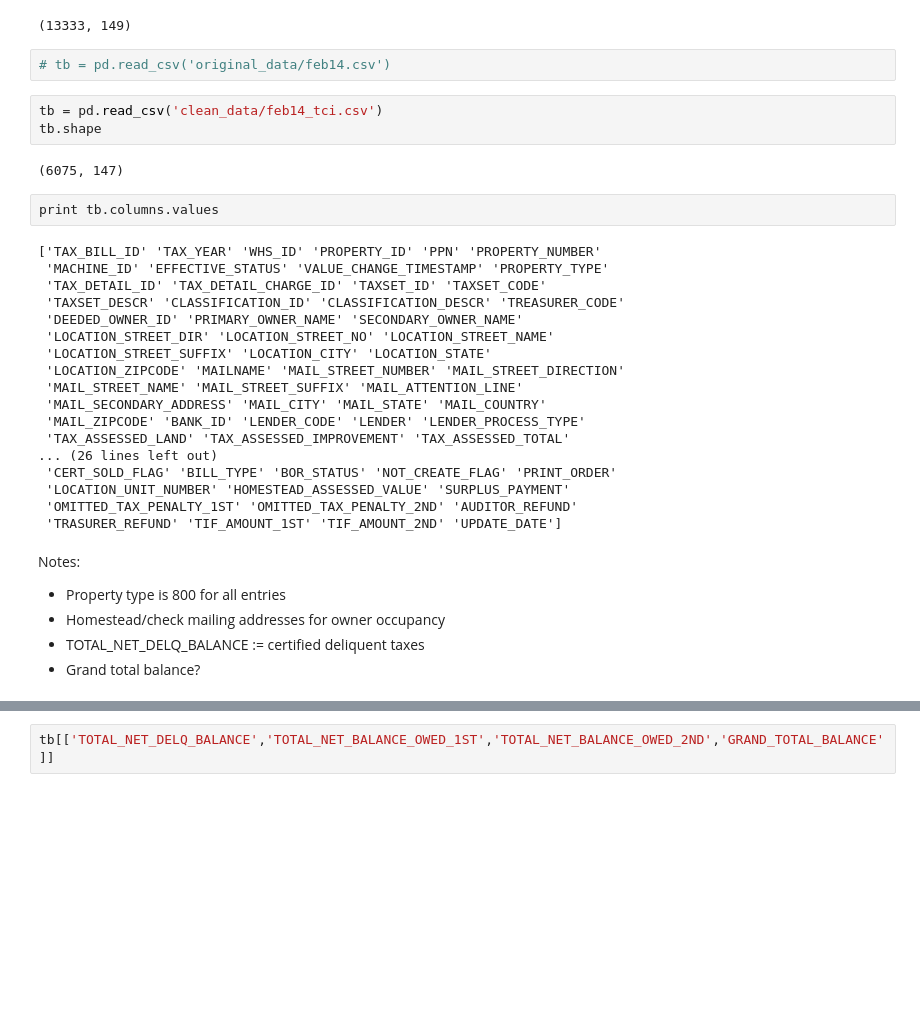
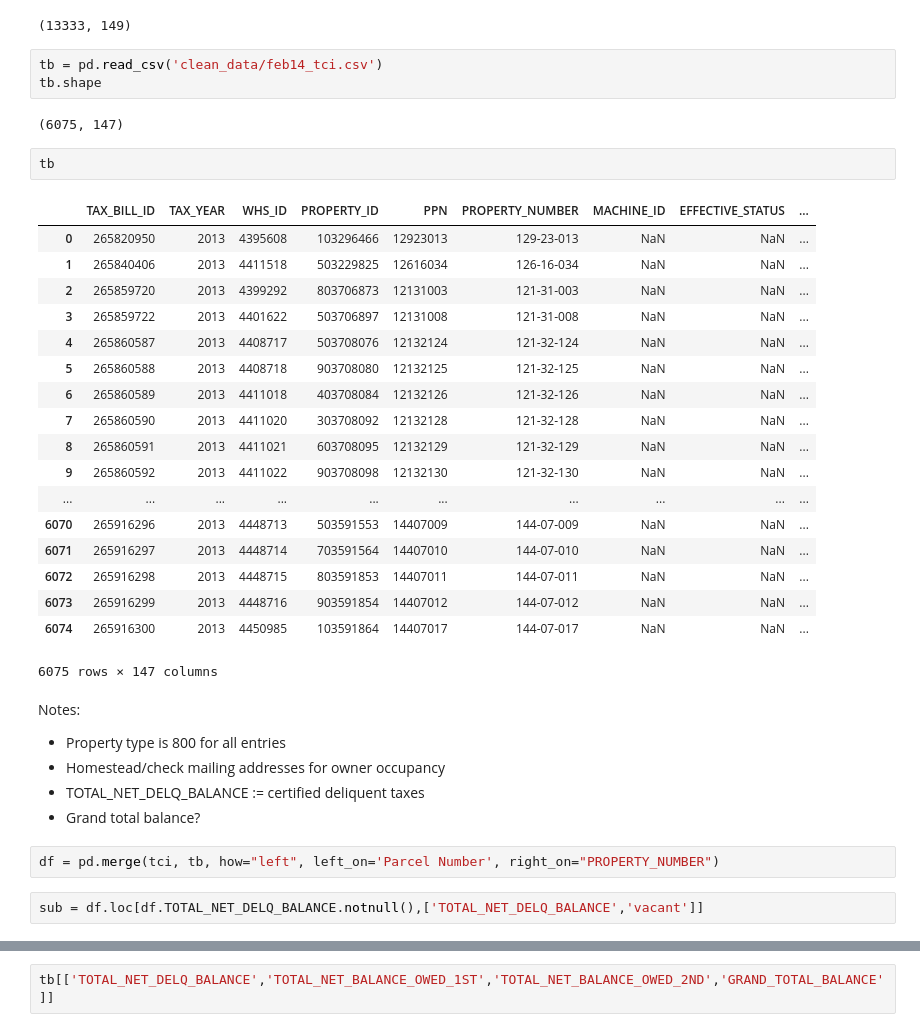
Before and after one commit to PovertyCenterCLE/vacancy_predictor, a Jupyter notebook: 1. Generate data.ipynb, the cells around one changed output, grey strips where cells are left out. Saved outputs shown, nothing was run; the diff lists cells and outputs as text; blank space fills up the shorter version.

```diff
--- a/1. Generate data.ipynb
+++ b/1. Generate data.ipynb
@@ -74,36 +137,39 @@ temp = pd.read_csv('clean_data/aug13_tci.csv')
 temp.shape
 # %% [output]
 (13333, 149)
-# %%
-# tb = pd.read_csv('original_data/feb14.csv')
 # %%
 tb = pd.read_csv('clean_data/feb14_tci.csv')
 tb.shape
 # %% [output]
 (6075, 147)
-# %%
-print tb.columns.values
-# %% [output]
-['TAX_BILL_ID' 'TAX_YEAR' 'WHS_ID' 'PROPERTY_ID' 'PPN' 'PROPERTY_NUMBER'
- 'MACHINE_ID' 'EFFECTIVE_STATUS' 'VALUE_CHANGE_TIMESTAMP' 'PROPERTY_TYPE'
- 'TAX_DETAIL_ID' 'TAX_DETAIL_CHARGE_ID' 'TAXSET_ID' 'TAXSET_CODE'
- 'TAXSET_DESCR' 'CLASSIFICATION_ID' 'CLASSIFICATION_DESCR' 'TREASURER_CODE'
- 'DEEDED_OWNER_ID' 'PRIMARY_OWNER_NAME' 'SECONDARY_OWNER_NAME'
- 'LOCATION_STREET_DIR' 'LOCATION_STREET_NO' 'LOCATION_STREET_NAME'
- 'LOCATION_STREET_SUFFIX' 'LOCATION_CITY' 'LOCATION_STATE'
- 'LOCATION_ZIPCODE' 'MAILNAME' 'MAIL_STREET_NUMBER' 'MAIL_STREET_DIRECTION'
- 'MAIL_STREET_NAME' 'MAIL_STREET_SUFFIX' 'MAIL_ATTENTION_LINE'
- 'MAIL_SECONDARY_ADDRESS' 'MAIL_CITY' 'MAIL_STATE' 'MAIL_COUNTRY'
- 'MAIL_ZIPCODE' 'BANK_ID' 'LENDER_CODE' 'LENDER' 'LENDER_PROCESS_TYPE'
- 'TAX_ASSESSED_LAND' 'TAX_ASSESSED_IMPROVEMENT' 'TAX_ASSESSED_TOTAL'
-... (26 lines left out)
- 'CERT_SOLD_FLAG' 'BILL_TYPE' 'BOR_STATUS' 'NOT_CREATE_FLAG' 'PRINT_ORDER'
- 'LOCATION_UNIT_NUMBER' 'HOMESTEAD_ASSESSED_VALUE' 'SURPLUS_PAYMENT'
- 'OMITTED_TAX_PENALTY_1ST' 'OMITTED_TAX_PENALTY_2ND' 'AUDITOR_REFUND'
- 'TRASURER_REFUND' 'TIF_AMOUNT_1ST' 'TIF_AMOUNT_2ND' 'UPDATE_DATE']
+# %%
+tb
+# %% [output]
+|  | TAX_BILL_ID | TAX_YEAR | WHS_ID | PROPERTY_ID | PPN | PROPERTY_NUMBER | MACHINE_ID | EFFECTIVE_STATUS | ... |
+| 0 | 265820950 | 2013 | 4395608 | 103296466 | 12923013 | 129-23-013 | NaN | NaN | ... |
+| 1 | 265840406 | 2013 | 4411518 | 503229825 | 12616034 | 126-16-034 | NaN | NaN | ... |
+| 2 | 265859720 | 2013 | 4399292 | 803706873 | 12131003 | 121-31-003 | NaN | NaN | ... |
+| 3 | 265859722 | 2013 | 4401622 | 503706897 | 12131008 | 121-31-008 | NaN | NaN | ... |
+| 4 | 265860587 | 2013 | 4408717 | 503708076 | 12132124 | 121-32-124 | NaN | NaN | ... |
+| 5 | 265860588 | 2013 | 4408718 | 903708080 | 12132125 | 121-32-125 | NaN | NaN | ... |
+| 6 | 265860589 | 2013 | 4411018 | 403708084 | 12132126 | 121-32-126 | NaN | NaN | ... |
+| 7 | 265860590 | 2013 | 4411020 | 303708092 | 12132128 | 121-32-128 | NaN | NaN | ... |
+| 8 | 265860591 | 2013 | 4411021 | 603708095 | 12132129 | 121-32-129 | NaN | NaN | ... |
+| 9 | 265860592 | 2013 | 4411022 | 903708098 | 12132130 | 121-32-130 | NaN | NaN | ... |
+| ... | ... | ... | ... | ... | ... | ... | ... | ... | ... |
+| 6070 | 265916296 | 2013 | 4448713 | 503591553 | 14407009 | 144-07-009 | NaN | NaN | ... |
+| 6071 | 265916297 | 2013 | 4448714 | 703591564 | 14407010 | 144-07-010 | NaN | NaN | ... |
+| 6072 | 265916298 | 2013 | 4448715 | 803591853 | 14407011 | 144-07-011 | NaN | NaN | ... |
+| 6073 | 265916299 | 2013 | 4448716 | 903591854 | 14407012 | 144-07-012 | NaN | NaN | ... |
+| 6074 | 265916300 | 2013 | 4450985 | 103591864 | 14407017 | 144-07-017 | NaN | NaN | ... |
+6075 rows × 147 columns
 # %% [markdown]
 Notes:
 * Property type is 800 for all entries
 * Homestead/check mailing addresses for owner occupancy
 * TOTAL_NET_DELQ_BALANCE := certified deliquent taxes
 * Grand total balance?
+# %%
+df = pd.merge(tci, tb, how="left", left_on='Parcel Number', right_on="PROPERTY_NUMBER")
+# %%
+sub = df.loc[df.TOTAL_NET_DELQ_BALANCE.notnull(),['TOTAL_NET_DELQ_BALANCE','vacant']]
```
Also changed, not shown: parts of 22 cells of this notebook, 15 other files.
